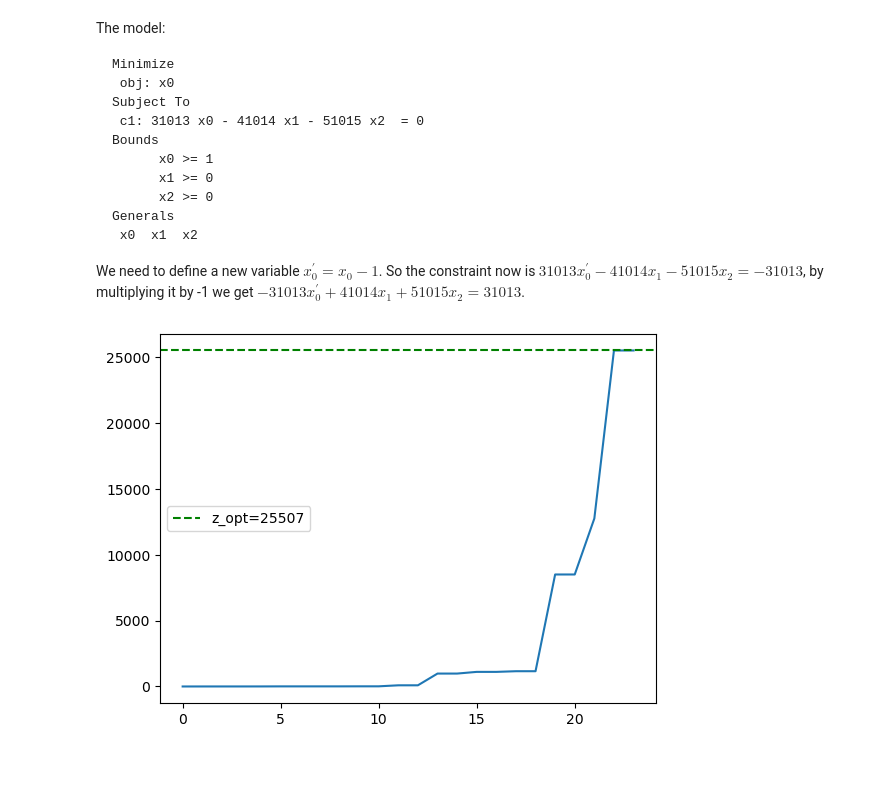
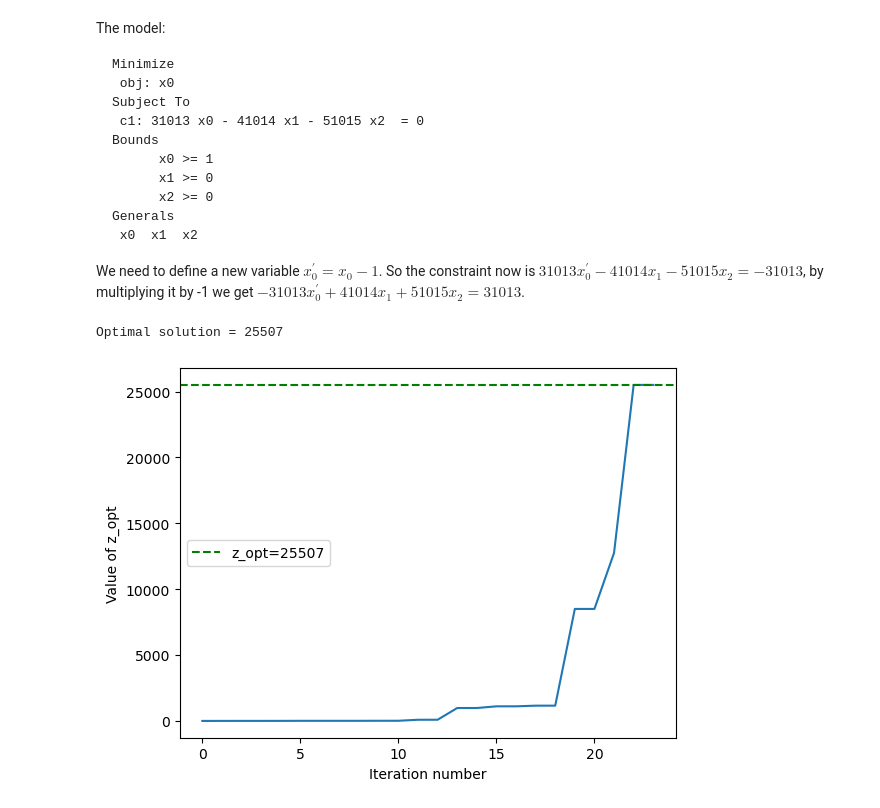
Before and after one commit to luca037/SimpleSimplex, a Jupyter notebook: ILP/cutting_plane.ipynb, the cells around one changed output. Saved outputs shown, nothing was run; the diff lists cells and outputs as text; code cells hidden in the pictures; blank space fills up the shorter version.

```diff
--- a/ILP/cutting_plane.ipynb
+++ b/ILP/cutting_plane.ipynb
@@ -328,5 +332,4 @@ def cutting_plane(A, b, c, maxitr=float("inf"), verbose=False):
 
         itr += 1
 
-    # Plot the results.
-    plot_zopt(z_opt)
+    return z_opt
@@ -376,6 +375,18 @@ So the constraint now is $31013 x_0^\prime - 41014 x_1 - 51015 x_2  = -31013$, b
 $-31013 x_0^\prime + 41014 x_1 + 51015 x_2  = 31013$.
 # %%
 # Call the Cutting Plane algorithm.
-cutting_plane(A, b, c, maxitr= 60, verbose=False)
+z_opt_list = cutting_plane(A, b, c, maxitr= 60, verbose=False)
+z_opt = z_opt_list[-1]
+print("Optimal solution =", z_opt)
 # %% [output]
-[figure, removed]
+Optimal solution = 25507
+# %%
+# Plot solutions.
+plt.plot(range(len(z_opt_list)), z_opt_list)
+plt.axhline(z_opt, color="green", linestyle="--", label=f"z_opt={z_opt}")
+plt.legend()
+plt.xlabel("Iteration number")
+plt.ylabel("Value of z_opt")
+plt.show()
+# %% [output]
+[figure, added]
```
Also changed, not shown: parts of 4 cells of this notebook, 3 other files.
